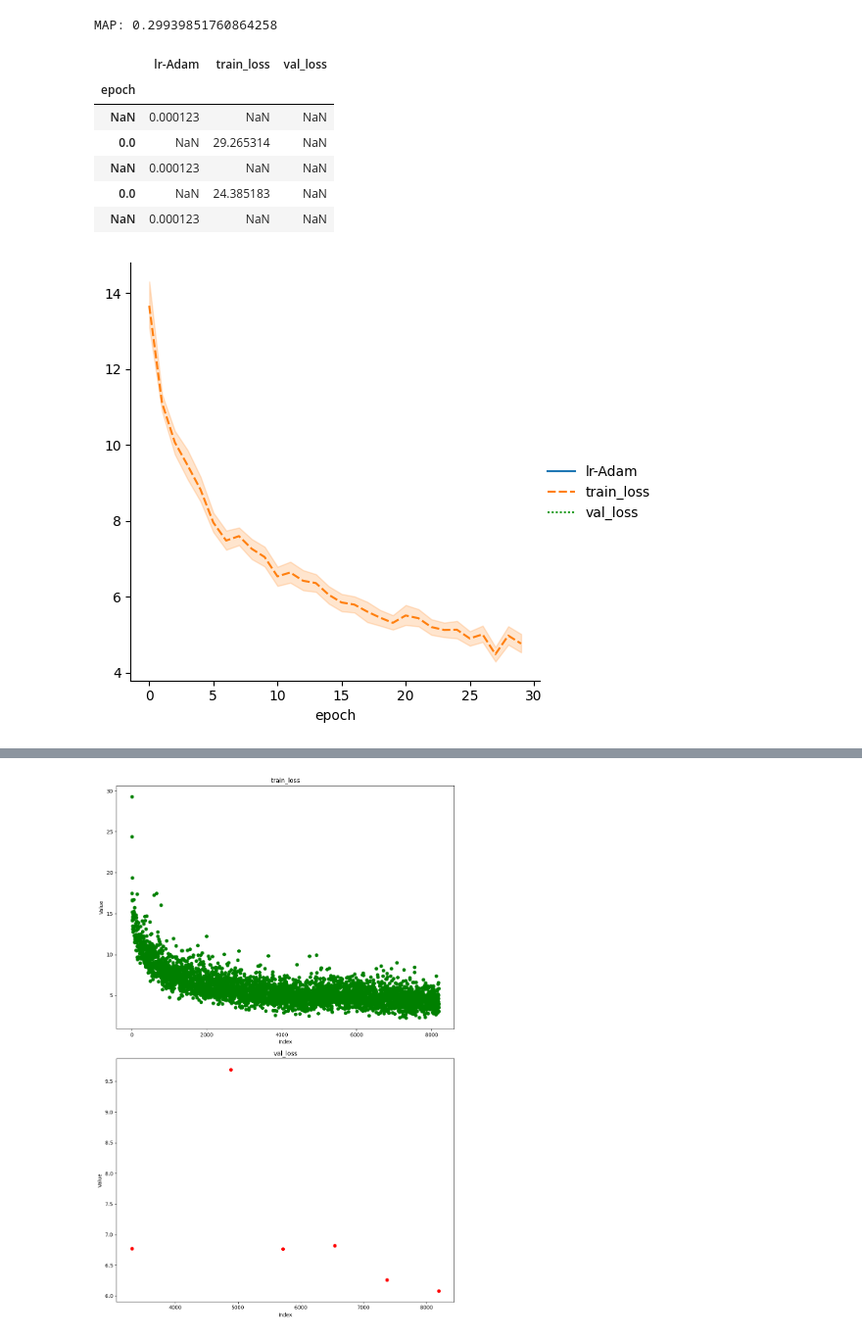
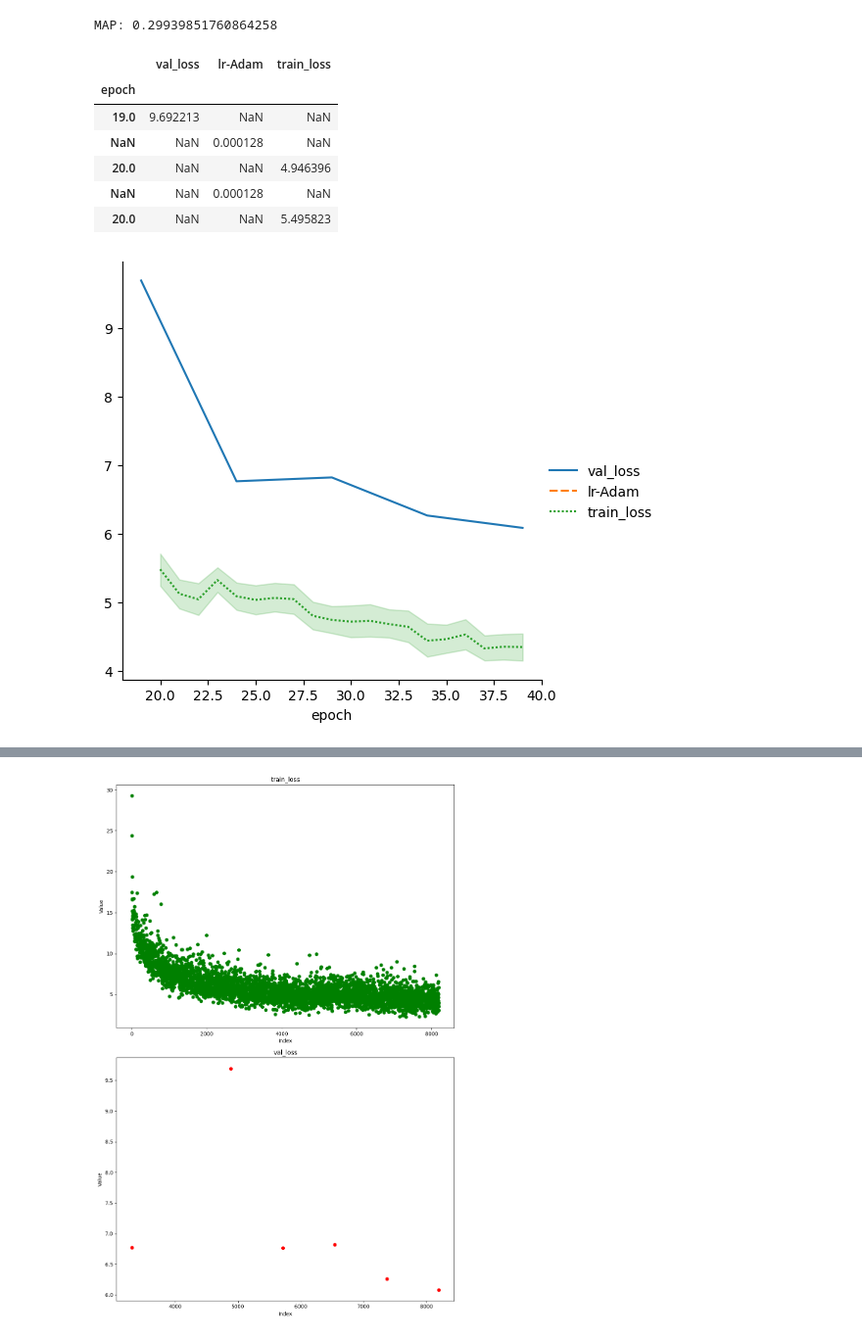
Before and after one commit to deepanshudashora/ERAV1, a Jupyter notebook: session13/lightning_version/evaluation_and_results.ipynb, the cells around one changed output, grey strips where cells are left out. Shown: that part at 98% size. Cells and saved outputs as stored; diff of their text form; code cells hidden in the pictures.

```diff
--- a/session13/lightning_version/evaluation_and_results.ipynb
+++ b/session13/lightning_version/evaluation_and_results.ipynb
@@ -57,15 +57,15 @@ print(f"MAP: {mapval.item()}")
 MAP: 0.29939851760864258
 # %%
 from custom_models.lightning_playground.main import evaluate_performace
-evaluate_performace('/home/deepanshu/Desktop/ERAV1/session13/lightning_version/results/csv_training_logs/lightning_logs/version_0/metrics.csv')
+evaluate_performace('/home/deepanshu/Downloads/ERAV1/session13/lightning_version/training_logs/resumed_training_2_logs/csv_training_logs/lightning_logs/version_0/metrics.csv')
 # %% [output]
-|  | lr-Adam | train_loss | val_loss |
+|  | val_loss | lr-Adam | train_loss |
 | epoch |  |  |  |
-| NaN | 0.000123 | NaN | NaN |
-| 0.0 | NaN | 29.265314 | NaN |
-| NaN | 0.000123 | NaN | NaN |
-| 0.0 | NaN | 24.385183 | NaN |
-| NaN | 0.000123 | NaN | NaN |
+| 19.0 | 9.692213 | NaN | NaN |
+| NaN | NaN | 0.000128 | NaN |
+| 20.0 | NaN | NaN | 4.946396 |
+| NaN | NaN | 0.000128 | NaN |
+| 20.0 | NaN | NaN | 5.495823 |
-[figure, old version]
+[figure, new version]
 # %%
 from custom_models.lightning_playground.main import evaluate_performace
```
Also changed, not shown: parts of 1 cell of this notebook, 6 other files.
